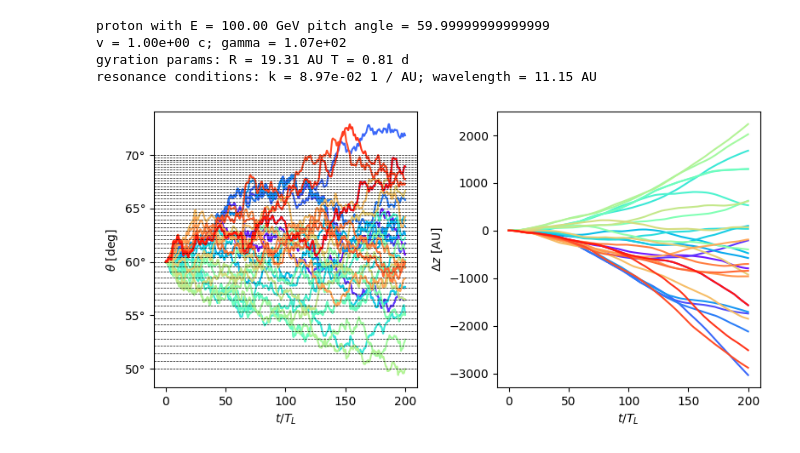
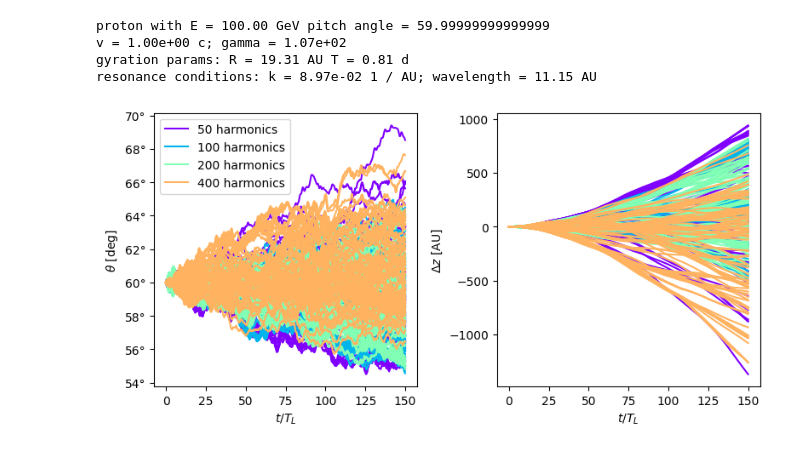
Before and after one commit to nj-vs-vh/gssi-he-th, a Jupyter notebook: Pitch Angle Diffusion Simulation.ipynb, the cells around one changed output. Drawn from its saved outputs; the diff is of its cells as text; code cells hidden in the pictures.

Commit message:
comb spectrum diffusion

```diff
--- a/Pitch Angle Diffusion Simulation.ipynb
+++ b/Pitch Angle Diffusion Simulation.ipynb
@@ -138,14 +138,15 @@ class MagneticFieldPerturbation:
 
     @classmethod
     def comb(
-        cls, particle: Particle, deltaB: u.Quantity[gauss_cgs], n_harmonics: int
+        cls,
+        particle: Particle,
+        theta_halfwidth: u.Quantity[u.rad],
+        deltaB: u.Quantity[gauss_cgs],
+        n_harmonics: int,
     ) -> "MagneticFieldPerturbation":
-        small_angle = np.pi / 90
-        theta_halfwidth = 10 * np.pi / 180
-        theta_min = max(particle.theta.to(u.rad).value - theta_halfwidth, small_angle)
-        theta_max = min(
-            particle.theta.to(u.rad).value + theta_halfwidth, np.pi / 2 - small_angle
-        )
+        small_angle = 10 * u.deg
+        theta_min = max(particle.theta - theta_halfwidth, small_angle)
+        theta_max = min(particle.theta + theta_halfwidth, 90 * u.deg - small_angle)
         return MagneticFieldPerturbation(
             deltaB=deltaB * np.ones(shape=(n_harmonics)),
             k=(
@@ -326,70 +327,64 @@ resonance conditions: k = 8.97e-02 1 / AU; wavelength = 11.15 AU
 # %%
 fig, axes = plt.subplots(ncols=2, figsize=(8, 4))
 ax_theta = axes[0]
 ax_z = axes[1]
 
-n_T_L = 200
-n_harmonics = 50
-deltaB = 1e-2 * B0
-mf_comb = MagneticFieldPerturbation.comb(particle, deltaB / n_harmonics, n_harmonics=n_harmonics)
-mf_res = MagneticFieldPerturbation(
-    deltaB.reshape((1,)) / n_harmonics, particle.k_res.reshape((1,)), np.array([0.0])
-)
-n_phases = 30
+n_T_L = 150
+deltaBmono = 1e-3 * B0
+mfs = [
+    MagneticFieldPerturbation.comb(
+        particle=particle,
+        deltaB=deltaBmono / np.sqrt(n_harmonics),
+        n_harmonics=n_harmonics,
+        theta_halfwidth=15 * u.deg,
+    )
+    for n_harmonics in [50, 100, 200, 400]
+]
+n_phases = 100
 
 t_max = n_T_L * particle.T_L
-t_step = particle.T_L / 31
+t_step = particle.T_L / 17.812
 t_eval = np.linspace(0, t_max, int(t_max / t_step))
 solve_ivp_kw = dict(
     t_span=(0, pack_t(t_max)),
     y0=np.array([particle.theta.to(u.rad).value, 0]),
     t_eval=pack_t(t_eval),
     method="Radau",
     max_step=pack_t(t_step),
 )
 
-trajectories: list[PitchAngleTrajectory] = []
+trajectory_series: list[list[PitchAngleTrajectory]] = []
 cmap = matplotlib.colormaps["rainbow"]
-for idx, particle_phase in enumerate(np.linspace(0, 2 * np.pi, n_phases)):
-    with tqdm() as pbar:
+for idx, mf in enumerate(mfs):
+    color = cmap(idx / len(mfs))
+
+    trajectories: list[PitchAngleTrajectory] = []
+    for idx, particle_phase in enumerate(
+        tqdm(np.random.random(size=n_phases) * 2 * np.pi)
+    ):
         solution = solve_ivp(
-            fun=get_theta_rhs(
-                particle=particle, mf=mf_comb, particle_phase=particle_phase
-            ),
-            args=[pbar, False],
+            fun=get_theta_rhs(particle=particle, mf=mf, particle_phase=particle_phase),
+            args=[None, False],
             **solve_ivp_kw,
         )
-        # solution_res = solve_ivp(
-        #     fun=get_theta_rhs(
-        #         particle=particle, mf=mf_res, particle_phase=particle_phase
-        #     ),
-        #     args=[pbar, False],
-        #     **solve_ivp_kw,
-        # )
+        t = PitchAngleTrajectory.from_solution(solution, particle, mf, particle_phase)
+        if idx == 0:
+            t.description = f"{mf.deltaB.size} harmonics"
+        t.plot_theta(ax_theta, color=color)
+        t.plot_delta_z(ax_z, color=color)
+        trajectories.append(t)
 
-    color = cmap(idx / n_phases)
-    traj = PitchAngleTrajectory.from_solution(
-        solution, particle, mf_comb, particle_phase
-    )
-    traj.description = f"$\\psi = {180 * particle_phase / np.pi:.0f}^\\circ$"
-    traj.plot_theta(ax_theta, color=color)
-    traj.plot_delta_z(ax_z, color=color)
-    trajectories.append(traj)
+    trajectory_series.append(trajectories)
 
-    # traj_res = PitchAngleTrajectory.from_solution(
-    #     solution_res, particle, mf_res, particle_phase
-    # )
-    # traj_res.plot_theta(ax_theta, color=color, linestyle="--", linewidth=0.7)
-
-mf_comb.plot_resonant_angles(ax_theta, particle, axis="y")
-
+# mf.plot_resonant_angles(ax_theta, particle, axis="y")
 
 label_axes(ax_theta, "t / T_L", "\\theta")
+ax_theta.legend()
 label_axes(ax_z, "t / T_L", "\\Delta z")
 # ax_theta.legend()
 # fig.suptitle(f"$k = k_{{res}} \\times {k_mult:.2f}$")
 plt.tight_layout()
 plt.show()
 # %% [output]
-[figure, old version]
+[figure, new version]
 # %%
```
Also changed, not shown: parts of 1 cell of this notebook.
